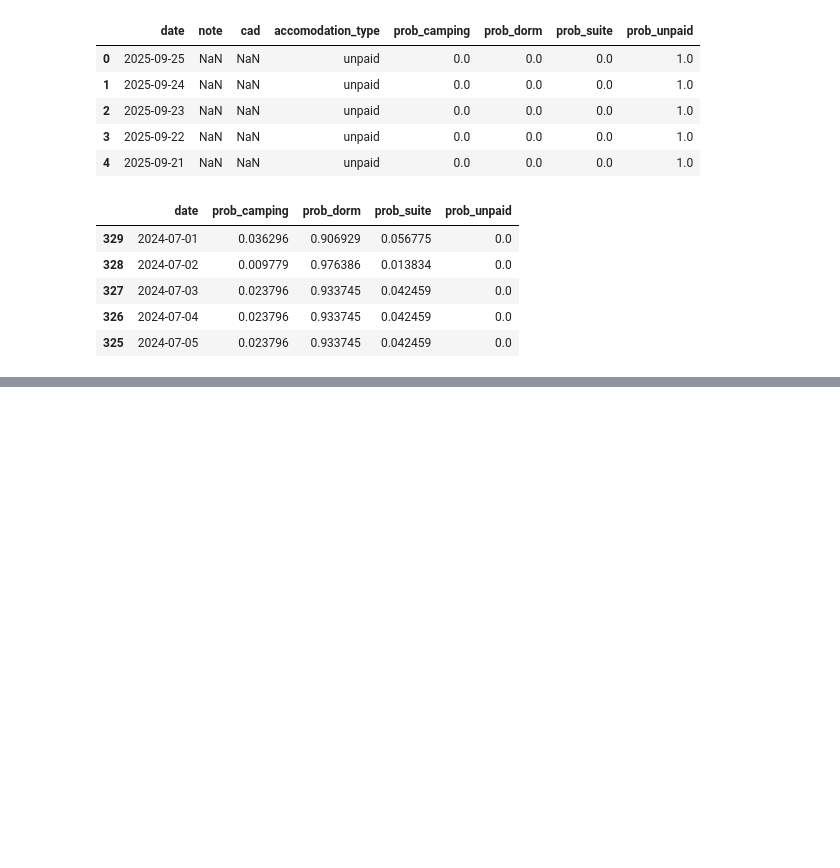
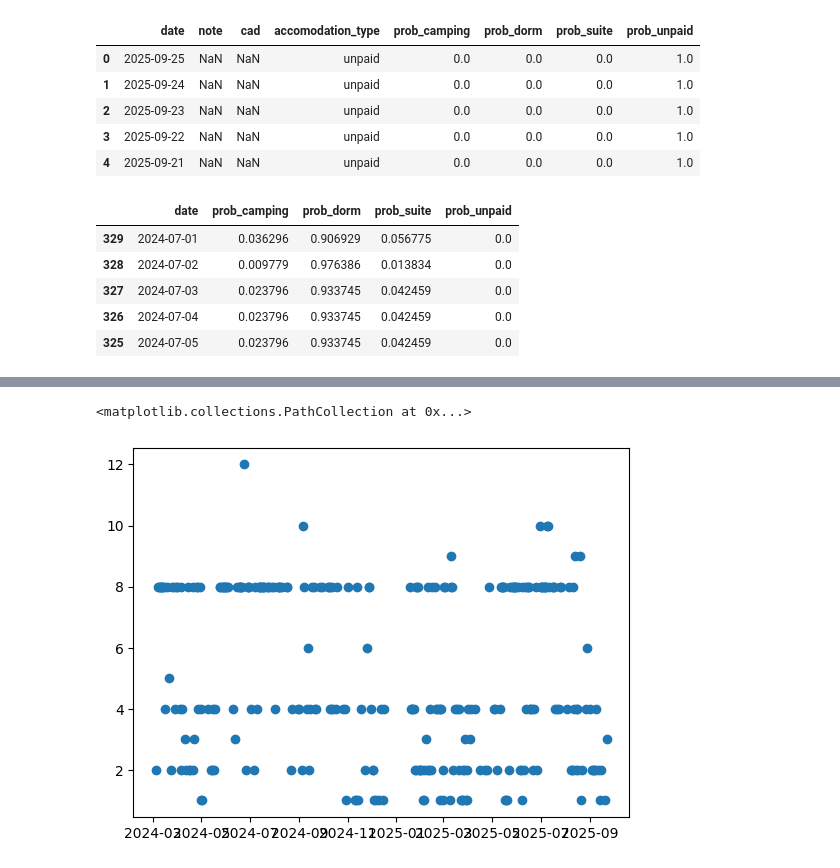
Before and after one commit to SunnyWillert18/floating-in-space, a Jupyter notebook: nbs/travel_personas.ipynb, the cells around one changed output, grey strips where cells are left out. Cells and saved outputs as stored; diff of their text form; code cells hidden in the pictures; blank space fills up the shorter version.

```diff
--- a/nbs/travel_personas.ipynb
+++ b/nbs/travel_personas.ipynb
@@ -746,0 +791,8 @@ accom_feature.head()
+# %%
+# checking what the data looks like to help decide on normalization types
+# px.scatter(money_features, x='date', y='baseline_cost', width=400, height=400)
+
+plt.scatter(x=adv_features.date, y=adv_features.activity_time)
+# %% [output]
+<matplotlib.collections.PathCollection at 0x...>
+[figure, added]
```
Also changed, not shown: parts of 16 cells of this notebook.
